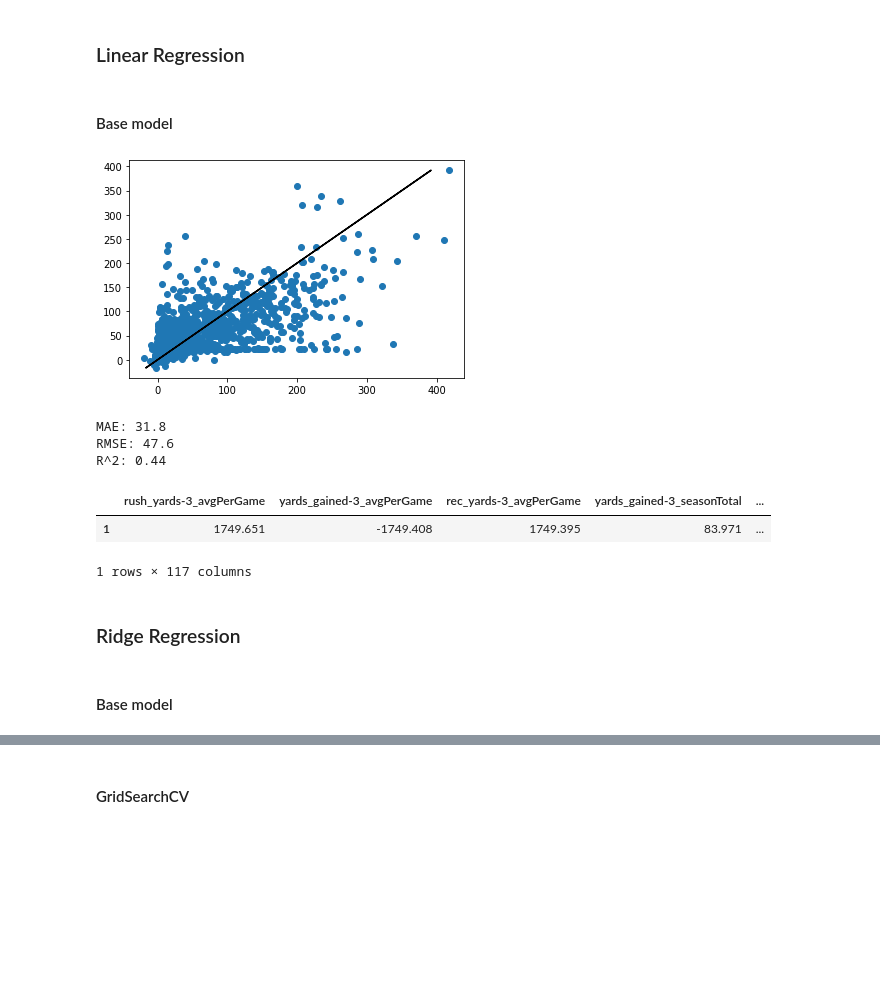
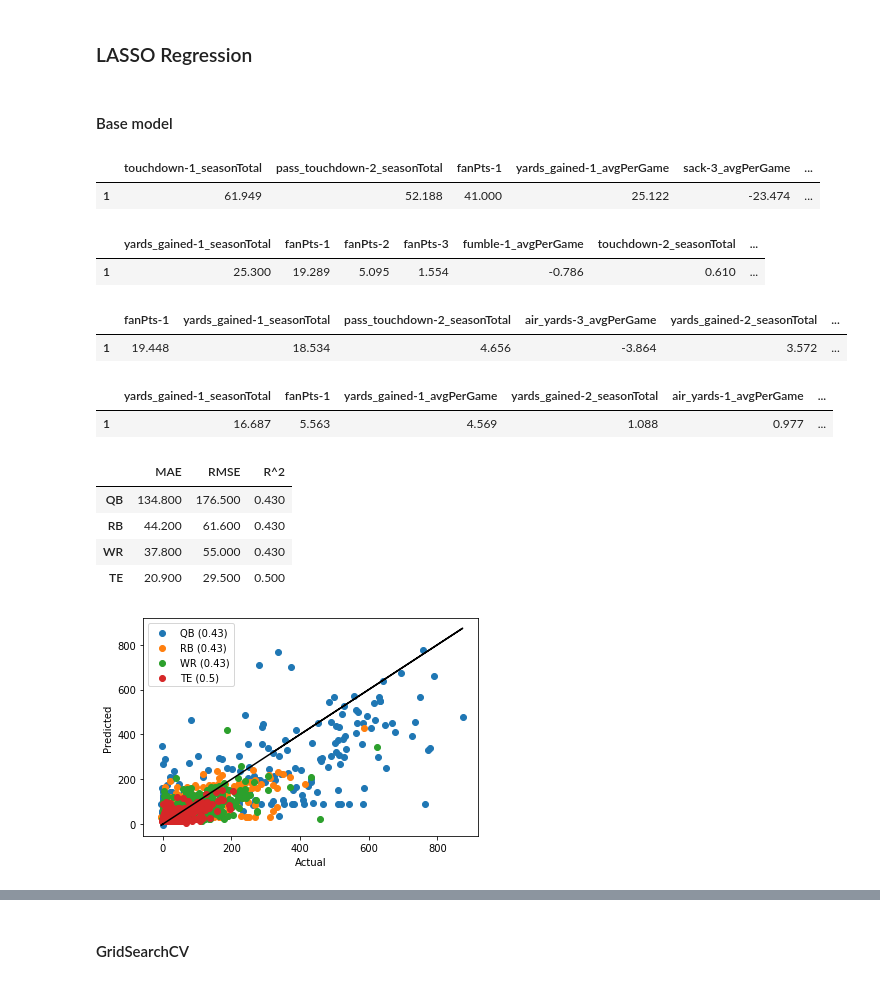
Before and after one commit to mrkawa/fantasyFootballML, a Jupyter notebook: 2_positionalModels/regression.ipynb, the cells around one changed output, grey strips where cells are left out. Cells and saved outputs as stored; diff of their text form; code cells hidden in the pictures; blank space fills up the shorter version.

```diff
--- a/2_positionalModels/regression.ipynb
+++ b/2_positionalModels/regression.ipynb
@@ -21,19 +22,27 @@ def p(s):
 pd.DataFrame.len = pd.Index.len = lambda x: print(len(x))
 # %%
 # Common function definitions
+def graphRes(act, pred):
+    ax = plt.gca()
+    for pos in positions:
+        ax.scatter(act[pos],pred[pos], label=f'{pos} ({r2_score(act[pos], pred[pos]).round(2)})')
+
+    handles, labels = ax.get_legend_handles_labels()
+    ax.legend(labels)
+    ax.plot(act['QB'],act['QB'],color='black') # y==x reference line
+    ax.set_xlabel('Actual')
+    ax.set_ylabel('Predicted')
+
 def printStats(y_dev, y_pred):
-    # Graph
-    plt.scatter(y_dev, y_pred)
-    plt.plot(y_pred,y_pred,color='black')
-    plt.show()
+    graphRes(y_dev, y_pred)
 
-    # Stats
-    mae = mean_absolute_error(y_dev, y_pred).round(1)
-    rmse = round(math.sqrt(mean_squared_error(y_dev, y_pred)),1)
-    r2 = r2_score(y_dev, y_pred).round(2)
-    print(f'MAE: {mae}')
-    print(f'RMSE: {rmse}')
-    print(f'R^2: {r2}')
+    stats = pd.DataFrame(index = [positions], columns = ['MAE','RMSE','R^2'])
+    for pos in positions:
+        stats.loc[pos,'MAE'] = mean_absolute_error(y_dev[pos], y_pred[pos]).round(1)
+        stats.loc[pos,'RMSE'] = round(math.sqrt(mean_squared_error(y_dev[pos], y_pred[pos])),1)
+        stats.loc[pos,'R^2'] = r2_score(y_dev[pos], y_pred[pos]).round(2)
+
+    display(stats)
 
 def cvGrid(params):
     names = ['param_' + x for x in list(params.keys())]
@@ -69,27 +76,30 @@ X_train_std_select, X_dev_std_select, X_test_std_select = X_train_std.loc[:,keep
 # %% [markdown]
-### Linear Regression
+### LASSO Regression
 # %% [markdown]
 #### Base model
 # %%
-X_train, X_dev, y_train, y_dev = X_train_raw, X_dev_raw, y_train, y_dev
+y_pred = {}
+for pos in positions:
+    m = linear_model.Lasso()
+    m.fit(X_train[pos],y_train[pos])
+    y_pred[pos] = m.predict(X_dev[pos])
 
-m = linear_model.LinearRegression()
-m.fit(X_train,y_train)
-y_pred = m.predict(X_dev)
+    coefs = pd.DataFrame([X_train[pos].columns,m.coef_]).transpose()
+    display(coefs.reindex(coefs[1].abs().sort_values(ascending=False).index).set_index(0).transpose())
 
 printStats(y_dev, y_pred)
-
-coefs = pd.DataFrame([X_train.columns,m.coef_]).transpose()
-coefs.reindex(coefs[1].abs().sort_values(ascending=False).index).set_index(0).transpose()
 # %% [output]
+|  | touchdown-1_seasonTotal | pass_touchdown-2_seasonTotal | fanPts-1 | yards_gained-1_avgPerGame | sack-3_avgPerGame | ... |
+| 1 | 61.949 | 52.188 | 41.000 | 25.122 | -23.474 | ... |
+|  | yards_gained-1_seasonTotal | fanPts-1 | fanPts-2 | fanPts-3 | fumble-1_avgPerGame | touchdown-2_seasonTotal | ... |
+| 1 | 25.300 | 19.289 | 5.095 | 1.554 | -0.786 | 0.610 | ... |
+|  | fanPts-1 | yards_gained-1_seasonTotal | pass_touchdown-2_seasonTotal | air_yards-3_avgPerGame | yards_gained-2_seasonTotal | ... |
+| 1 | 19.448 | 18.534 | 4.656 | -3.864 | 3.572 | ... |
+|  | yards_gained-1_seasonTotal | fanPts-1 | yards_gained-1_avgPerGame | yards_gained-2_seasonTotal | air_yards-1_avgPerGame | ... |
+| 1 | 16.687 | 5.563 | 4.569 | 1.088 | 0.977 | ... |
+|  | MAE | RMSE | R^2 |
+| QB | 134.800 | 176.500 | 0.430 |
+| RB | 44.200 | 61.600 | 0.430 |
+| WR | 37.800 | 55.000 | 0.430 |
+| TE | 20.900 | 29.500 | 0.500 |
-[figure, old version]
+[figure, new version]
-MAE: 31.8
-RMSE: 47.6
-R^2: 0.44
-|  | rush_yards-3_avgPerGame | yards_gained-3_avgPerGame | rec_yards-3_avgPerGame | yards_gained-3_seasonTotal | ... |
-| 1 | 1749.651 | -1749.408 | 1749.395 | 83.971 | ... |
-1 rows × 117 columns
-# %% [markdown]
-### Ridge Regression
-# %% [markdown]
-#### Base model
```
Also changed, not shown: parts of 40 cells of this notebook, 1 other file.
